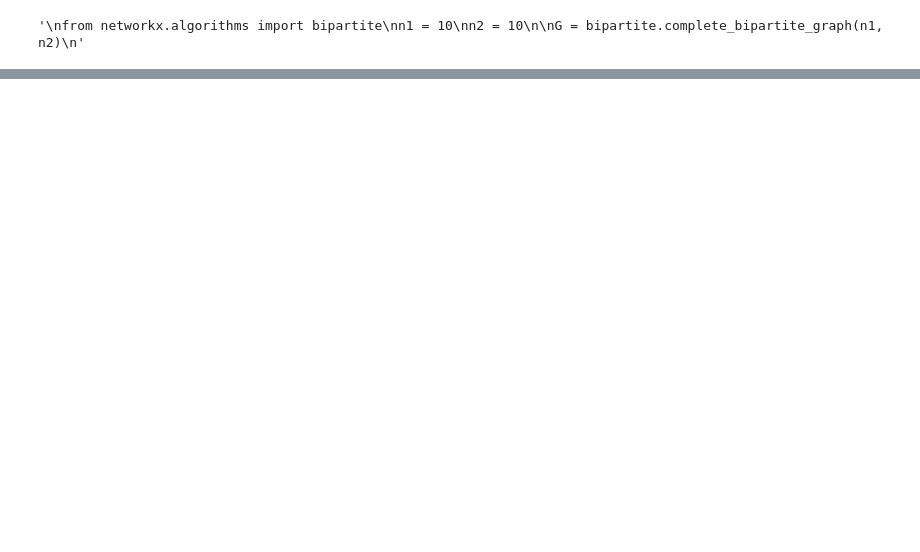
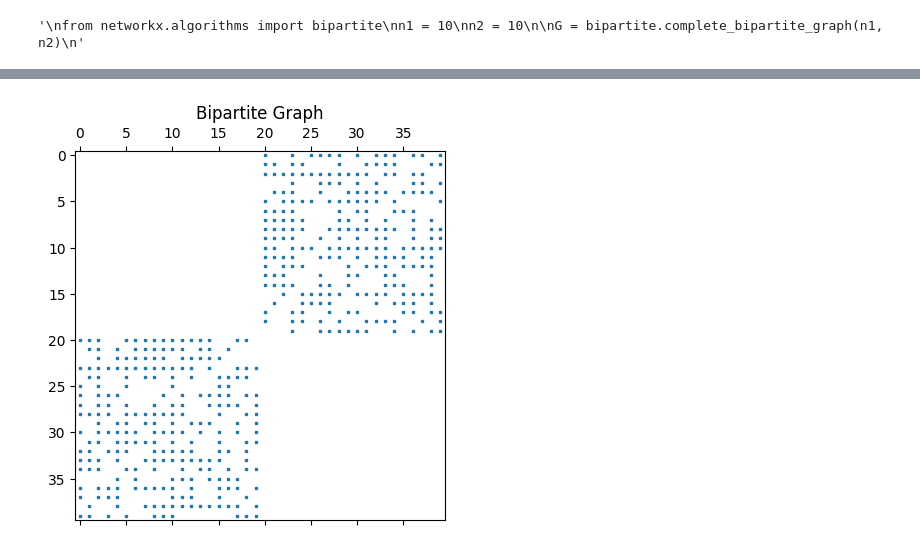
Before and after one commit to GregorySchwing/MatchingInPython, a Jupyter notebook: simplegaussian.ipynb, the cells around one changed output, grey strips where cells are left out. Cells and saved outputs as stored; diff of their text form; code cells hidden in the pictures; blank space fills up the shorter version.

```diff
--- a/simplegaussian.ipynb
+++ b/simplegaussian.ipynb
@@ -744,0 +194,10 @@ for row_index, is_invertible in enumerate(invertibility_results):
+# %%
+#Compute its LU
+%matplotlib inline
+import matplotlib.pyplot as plt
+plt.spy(mat, markersize=2)
+
+plt.title("Bipartite Graph")
+plt.show()
+# %% [output]
+[figure, added]
```
Also changed, not shown: parts of 40 cells of this notebook.
